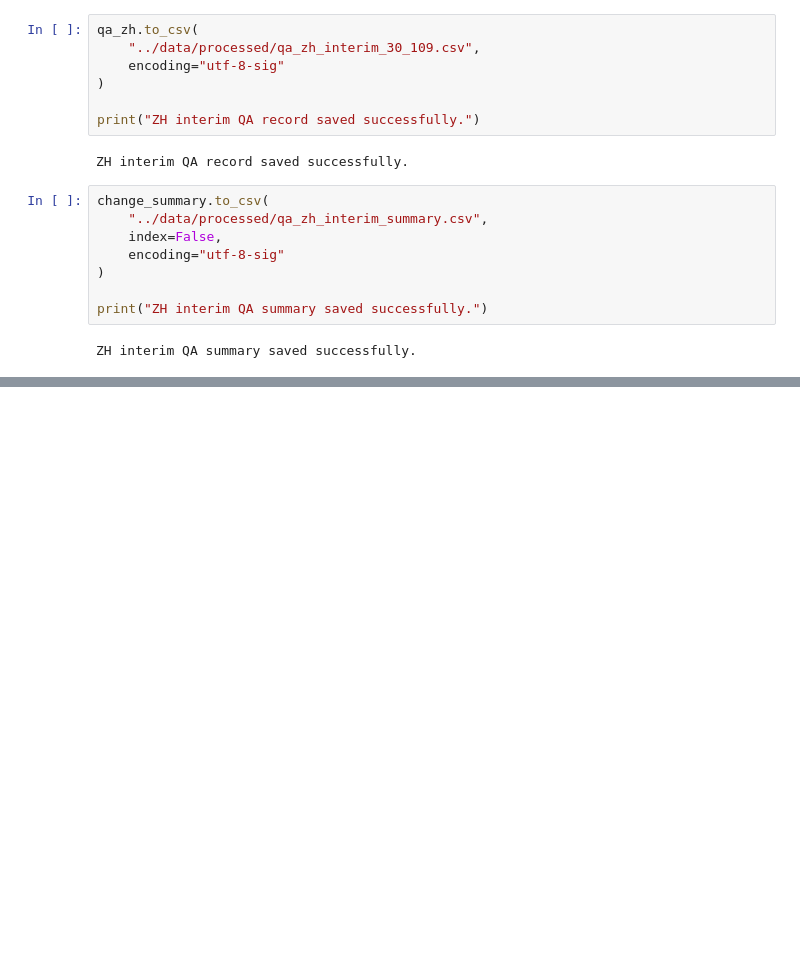
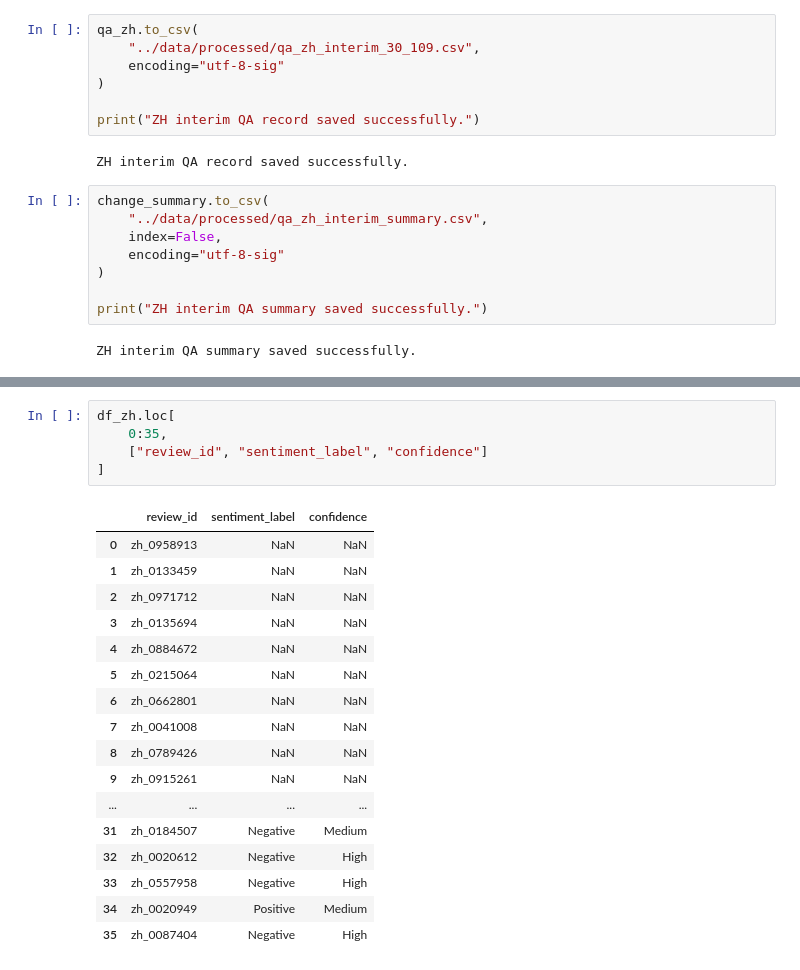
Before and after one commit to yoonjusong-analytics/data-labeling-portfolio, a Jupyter notebook: 01_multilingual_sentiment/notebooks/03_annotation_qa.ipynb, the cells around one changed output, grey strips where cells are left out. Drawn from its saved outputs; the diff is of its cells as text; blank space fills up the shorter version.

```diff
--- a/01_multilingual_sentiment/notebooks/03_annotation_qa.ipynb
+++ b/01_multilingual_sentiment/notebooks/03_annotation_qa.ipynb
@@ -2356,0 +2561,23 @@ ZH interim QA summary saved successfully.
+# %%
+df_zh.loc[
+    0:35,
+    ["review_id", "sentiment_label", "confidence"]
+]
+# %% [output]
+|  | review_id | sentiment_label | confidence |
+| 0 | zh_0958913 | NaN | NaN |
+| 1 | zh_0133459 | NaN | NaN |
+| 2 | zh_0971712 | NaN | NaN |
+| 3 | zh_0135694 | NaN | NaN |
+| 4 | zh_0884672 | NaN | NaN |
+| 5 | zh_0215064 | NaN | NaN |
+| 6 | zh_0662801 | NaN | NaN |
+| 7 | zh_0041008 | NaN | NaN |
+| 8 | zh_0789426 | NaN | NaN |
+| 9 | zh_0915261 | NaN | NaN |
+| ... | ... | ... | ... |
+| 31 | zh_0184507 | Negative | Medium |
+| 32 | zh_0020612 | Negative | High |
+| 33 | zh_0557958 | Negative | High |
+| 34 | zh_0020949 | Positive | Medium |
+| 35 | zh_0087404 | Negative | High |
```
Also changed, not shown: parts of 42 cells of this notebook, 1 other file.
